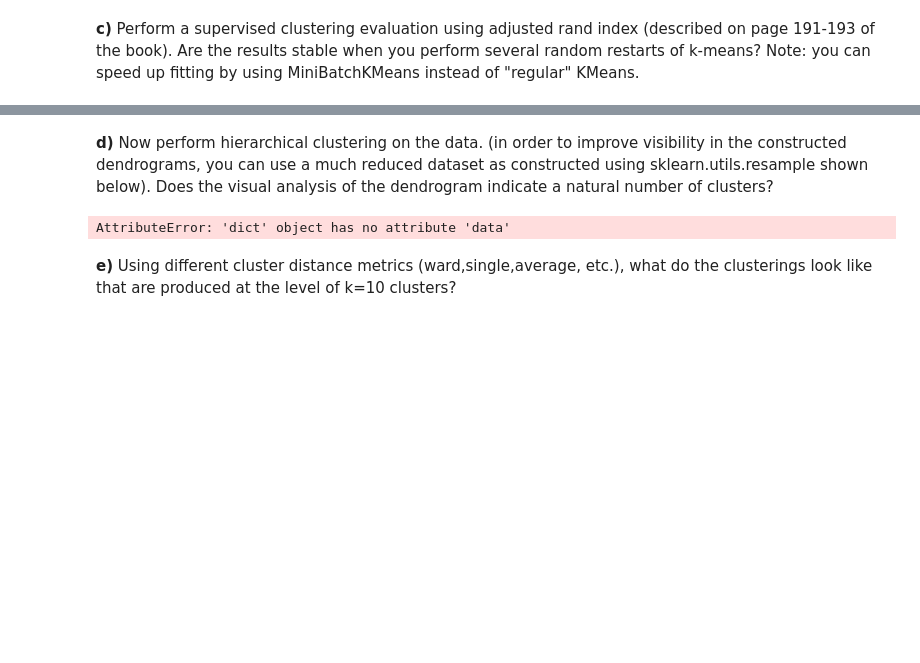
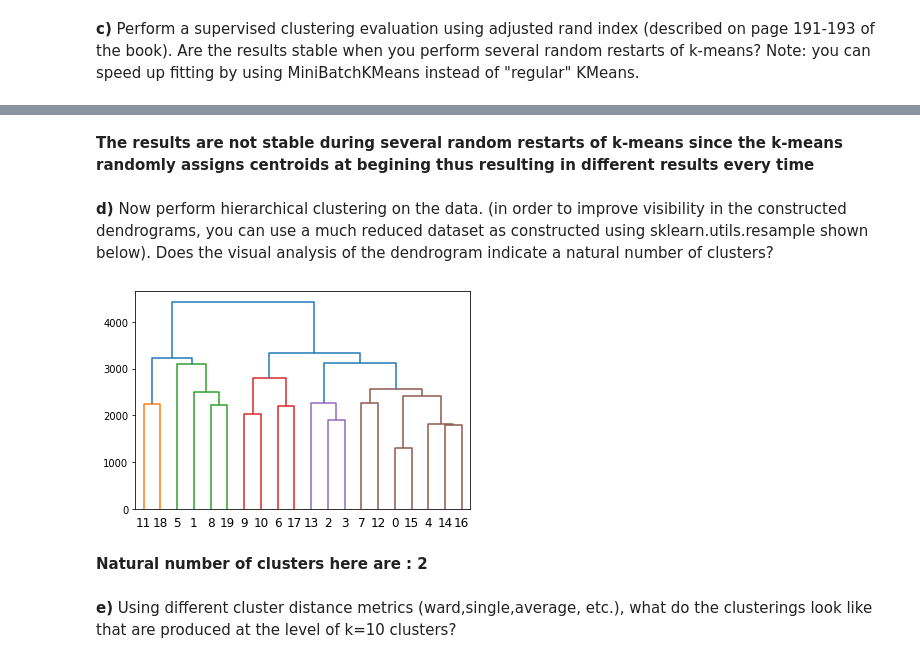
Before and after one commit to machine-learning6/machine-learning, a Jupyter notebook: Assignment_3.ipynb, the cells around one changed output, grey strips where cells are left out. Drawn from its saved outputs; the diff is of its cells as text; code cells hidden in the pictures; blank space fills up the shorter version.

```diff
--- a/Assignment_3.ipynb
+++ b/Assignment_3.ipynb
@@ -788,3 +829,14 @@ For this exercise we return to the MNIST data, and we are exploring several clus
 **c)** Perform a supervised clustering evaluation using adjusted rand index (described on page 191-193 of the book).
    Are the results stable when you perform several random restarts of k-means?
    Note: you can speed up fitting by using MiniBatchKMeans instead of "regular" KMeans.
+# %%
+
+small_mnist_data,small_mnist_label = resample(mnist_data,mnist_label,n_samples=500,replace='false')
+scaler = StandardScaler()
+scaler.fit(small_mnist_data)
+X_scaled = scaler.transform(small_mnist_data)
+kmeans = KMeans(n_clusters=10)
+
+for i in range(10):
+    labels = kmeans.fit_predict(X_scaled)
+    print("ARI of random restarts: {:.2f}".format(adjusted_rand_score(labels,small_mnist_label)))
@@ -791,13 +854,47 @@ For this exercise we return to the MNIST data, and we are exploring several clus
+# %% [markdown]
+**The results are not stable during several random restarts of k-means since the k-means randomly assigns centroids at begining thus resulting in different results every time**
 # %% [markdown]
 **d)** Now perform hierarchical clustering on the data.
    (in order to improve visibility in the constructed dendrograms, you can use a
    much reduced dataset as constructed using sklearn.utils.resample shown below).
    Does the visual analysis of the dendrogram indicate a natural number of clusters?
-# %%
-from sklearn.utils import resample
-small_mnist_data,small_mnist_label = resample(mnist.data,mnist.target,n_samples=200,replace='false')
-# %% [output]
-AttributeError: 'dict' object has no attribute 'data'
+# %%
+
+
+def plot_dendrogram(model, **kwargs):
+    # Create linkage matrix and then plot the dendrogram
+
+    # create the counts of samples under each node
+    counts = np.zeros(model.children_.shape[0])
+    n_samples = len(model.labels_)
+    for i, merge in enumerate(model.children_):
+        current_count = 0
+        for child_idx in merge:
+            if child_idx < n_samples:
+                current_count += 1  # leaf node
+            else:
+                current_count += counts[child_idx - n_samples]
+        counts[i] = current_count
+
+    linkage_matrix = np.column_stack(
+        [model.children_, model.distances_, counts]
+    ).astype(float)
+
+    # Plot the corresponding dendrogram
+    dendrogram(linkage_matrix, **kwargs)
+# https://scikit-learn.org/stable/auto_examples/cluster/plot_agglomerative_dendrogram.html
+# %%
+
+small_mnist_data,small_mnist_label = resample(mnist_data,mnist_label,n_samples=20,replace='false',random_state=21)
+
+agglomerative = AgglomerativeClustering(compute_distances=True)
+agglomerative.fit(small_mnist_data)
+
+plot_dendrogram(agglomerative)
+# %% [output]
+[figure, added]
+# %% [markdown]
+<b> Natural number of clusters here are : 2
 # %% [markdown]
 **e)** Using different cluster distance metrics (ward,single,average, etc.),
    what do the clusterings look like that are produced at the level of k=10 clusters?
```
Also changed, not shown: parts of 30 cells of this notebook, 2 other files.
